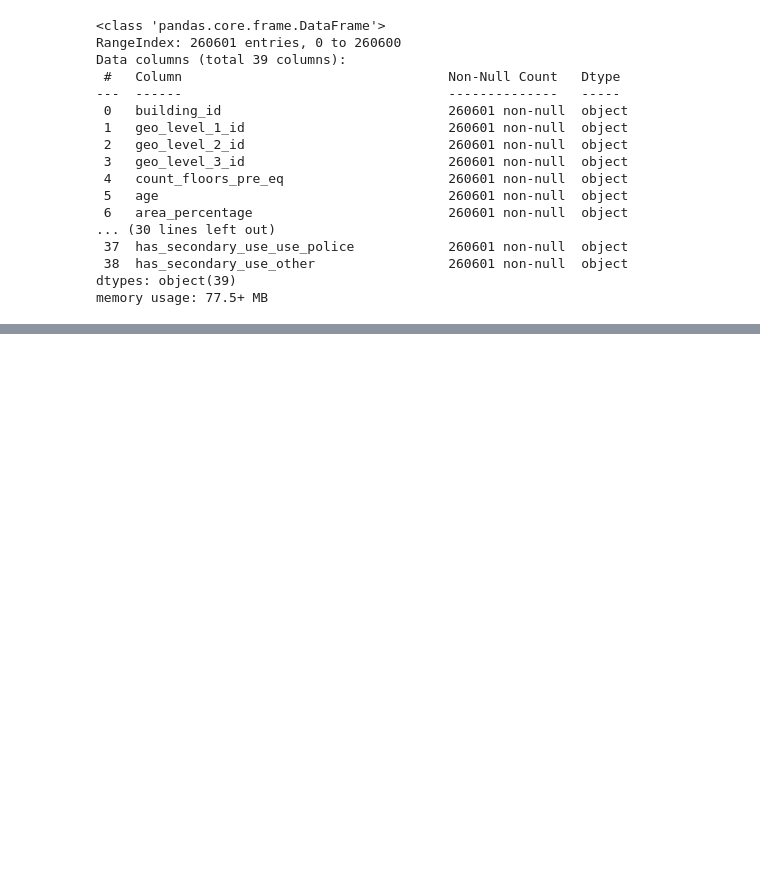
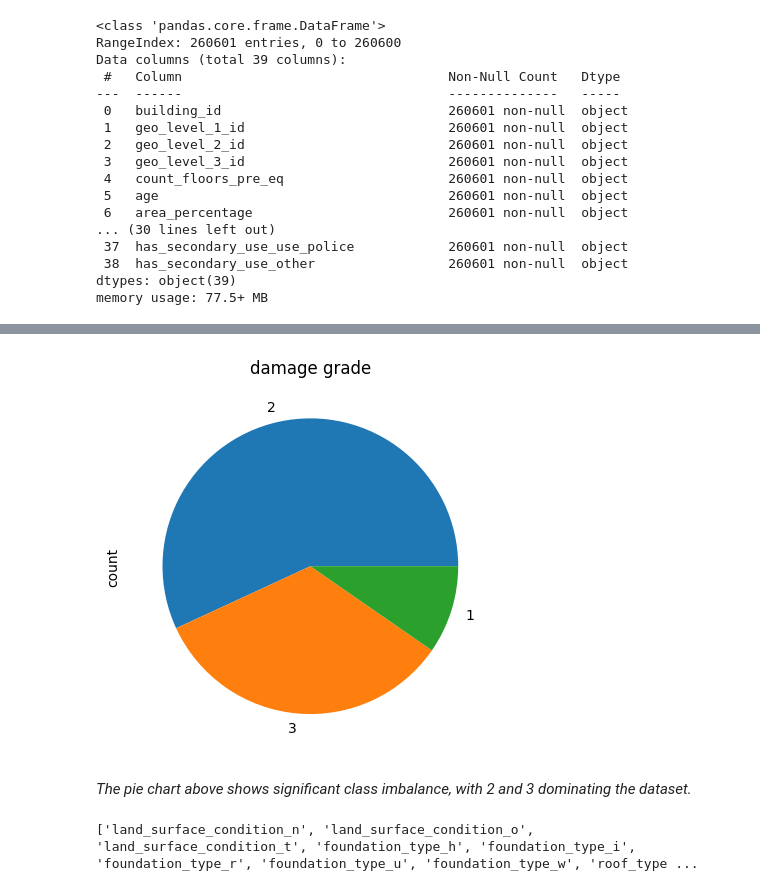
Before and after one commit to Anchita-455/My_Projects, a Jupyter notebook: ML_projects/RichtersPredictor/RichterPredictor.ipynb, the cells around one changed output, grey strips where cells are left out. Cells and saved outputs as stored; diff of their text form; code cells hidden in the pictures; blank space fills up the shorter version.

```diff
--- a/ML_projects/RichtersPredictor/RichterPredictor.ipynb
+++ b/ML_projects/RichtersPredictor/RichterPredictor.ipynb
@@ -8,6 +20,6 @@ import sklearn as sk
 # %%
 # reading the training features dataset and printing it out
-train_set_features = pd.read_excel("train_Features.xlsx")
+train_set_features = pd.read_excel("Train_Features.xlsx")
 
 # seperate the column names based on the comma
 new_columns = []
@@ -55,0 +360,14 @@ memory usage: 77.5+ MB
+# %%
+# using get dummies function to convert categorical columns into one-hot encoded columns
+
+# Select non-numeric columns
+non_numeric_cols = clean_test_set_features.select_dtypes(exclude=['int','float']).columns
+
+# Apply get_dummies to those columns
+clean_test_set_features = pd.get_dummies(clean_test_set_features, columns=non_numeric_cols)
+
+for col in clean_test_set_features.columns:
+    if(clean_test_set_features[col].dtype == "bool"):
+        clean_test_set_features[col] = clean_test_set_features[col].astype(int)
+
+clean_test_set_features.info()
@@ -55,0 +408,16 @@ memory usage: 77.5+ MB
+# %%
+# doing the same one-hot enconding for training feature columns
+
+# Select non-numeric columns
+non_numeric_cols = clean_train_set_features.select_dtypes(exclude=['int','float']).columns
+
+# Apply get_dummies to those columns
+clean_train_set_features = pd.get_dummies(clean_train_set_features, columns=non_numeric_cols)
+
+one_hot_col_names = []
+
+for col in clean_train_set_features.columns:
+    if(clean_train_set_features[col].dtype == "bool"):
+        one_hot_col_names.append(col)
+        clean_train_set_features[col] = clean_train_set_features[col].astype(int)
+clean_train_set_features.info()
@@ -55,0 +476,6 @@ memory usage: 77.5+ MB
+# %%
+# adding label columns to the training features to create the complete training set
+
+clean_train_frame = clean_train_set_features.copy() # creates copy of training feature dataframe
+clean_train_frame["damage_grade"] = clean_train_set_labels["damage_grade"] # added label column to the dataframe
+clean_train_frame # complete training set
@@ -55,0 +496,15 @@ memory usage: 77.5+ MB
+# %%
+# creating pie chart to check how the classes are distributed
+count_classes = clean_train_frame["damage_grade"].value_counts()
+count_classes.plot(kind = "pie")
+plt.title("damage grade")
+plt.show()
+# %% [output]
+[figure, added]
+# %% [markdown]
+*The pie chart above shows significant class imbalance, with 2 and 3 dominating
+the dataset.*
+# %%
+print(one_hot_col_names)
+# %% [output]
+['land_surface_condition_n', 'land_surface_condition_o', 'land_surface_condition_t', 'foundation_type_h', 'foundation_type_i', 'foundation_type_r', 'foundation_type_u', 'foundation_type_w', 'roof_type ...
```
Also changed, not shown: parts of 45 cells of this notebook.
